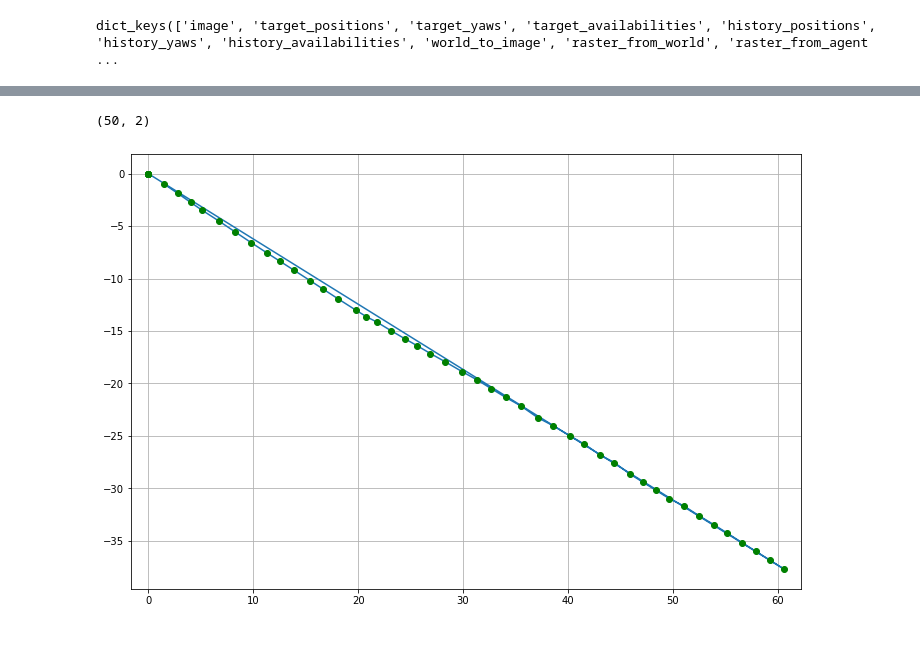
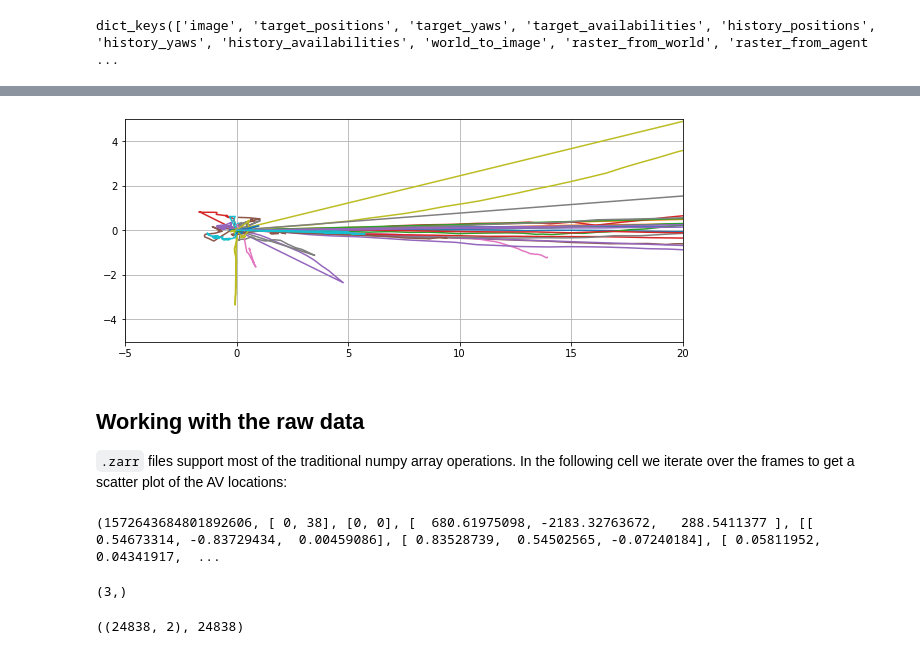
Before and after one commit to suryajayaraman/Lyft_Motion_Prediction_kaggle, a Jupyter notebook: history_future_path_visualisation.ipynb, the cells around one changed output, grey strips where cells are left out. Cells and saved outputs as stored; diff of their text form; code cells hidden in the pictures.

```diff
--- a/history_future_path_visualisation.ipynb
+++ b/history_future_path_visualisation.ipynb
@@ -161,9 +120,0 @@ sampled_indices = np.random.randint(0, len(sample_AgentDataset), (SAMPLES_TO_PLO
-# %%
-fig, ax = plt.subplots(figsize = (10,10)) #1,1,
-ax.grid(True)
-ax.set_aspect('equal', 'box')
-ax.set_xlim([-5, 20])
-ax.set_ylim([-5, 5])
-
-for i in range(SAMPLES_TO_PLOT):
-    plot_target_pos(ax, sample_AgentDataset[sampled_indices[i]])
@@ -174,9 +120,0 @@ for i in range(SAMPLES_TO_PLOT):
-# %%
-fig, ax = plt.subplots(figsize = (10,10)) #1,1,
-ax.grid(True)
-ax.set_aspect('equal', 'box')
-ax.set_xlim([-20, 5])
-ax.set_ylim([-5, 5])
-
-for i in range(SAMPLES_TO_PLOT):
-    plot_history_pos(ax, sample_AgentDataset[sampled_indices[i]])
@@ -185,3 +120,0 @@ for i in range(SAMPLES_TO_PLOT):
-# %%
-TEST_INDEX = 50
-data = sample_AgentDataset[TEST_INDEX]
@@ -207,9 +120,0 @@ array([  904.76251221, -1512.83508301])
-# %%
-t = transform_points(agents_coords, world_from_agents) - centroids[:2]
-t.shape
-# %% [output]
-(50, 2)
-# %%
-plot_2d_points(t)
-# %% [output]
-[figure, removed]
@@ -215,0 +125,28 @@ plot_2d_points(t)
+# %%
+def plot_history_target_pos(ax, data):
+    #ax.plot(data['history_positions'][:,0], data['history_positions'][:,1], 'b')
+    ax.plot(data['target_positions'][:,0], data['target_positions'][:,1])
+# %%
+fig, ax = plt.subplots(figsize = (10,10)) #1,1,
+ax.grid(True)
+ax.set_aspect('equal', 'box')
+ax.set_xlim([-5, 20])
+ax.set_ylim([-5, 5])
+for i in range(SAMPLES_TO_PLOT):
+    plot_history_target_pos(ax, sample_AgentDataset[sampled_indices[i]])
+# %% [output]
+[figure, added]
+# %% [markdown]
+## Working with the raw data
+
+`.zarr` files support most of the traditional numpy array operations. In the following cell we iterate over the frames to get a scatter plot of the AV locations:
+# %%
+a = sample_zarr.frames[0] #np.void type
+a.view() #one frame's data
+# %% [output]
+(1572643684801892606, [ 0, 38], [0, 0], [  680.61975098, -2183.32763672,   288.5411377 ], [[ 0.54673314, -0.83729434,  0.00459086], [ 0.83528739,  0.54502565, -0.07240184], [ 0.05811952,  0.04341917,  ...
+# %%
+temp = a["ego_translation"]
+print(temp.shape)
+# %% [output]
+(3,)
@@ -215,0 +155,4 @@ plot_2d_points(t)
+# %%
+coordinates.shape, len(sample_zarr.frames)
+# %% [output]
+((24838, 2), 24838)
```
Also changed, not shown: parts of 82 cells of this notebook, 7 other files.
